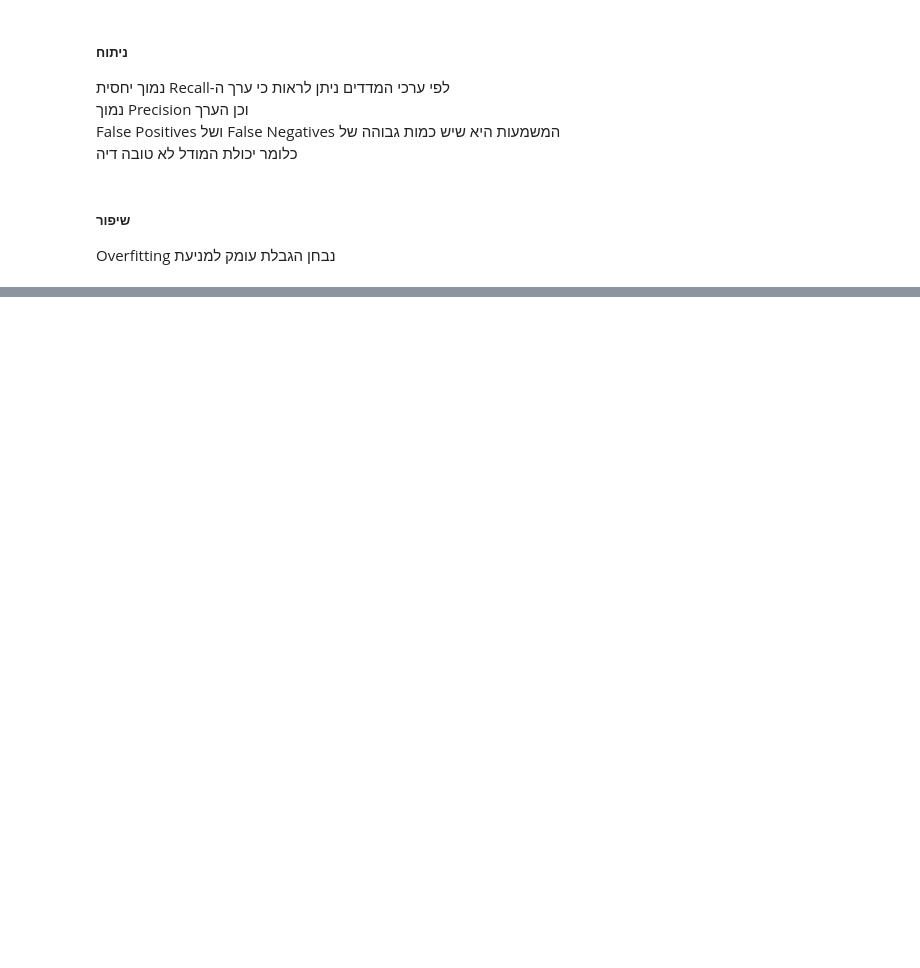
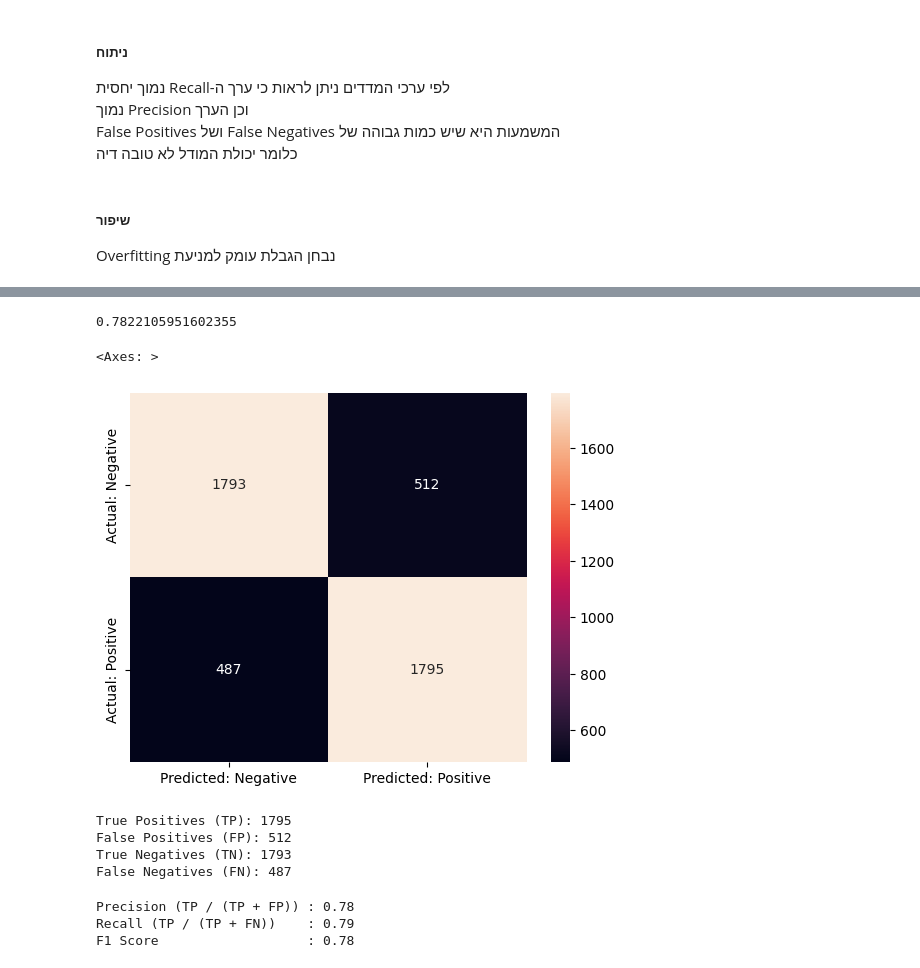
Before and after one commit to chagit3266/phishing-email-detector-ml, a Jupyter notebook: index.ipynb, the cells around one changed output, grey strips where cells are left out. Cells and saved outputs as stored; diff of their text form; code cells hidden in the pictures; blank space fills up the shorter version.

```diff
--- a/index.ipynb
+++ b/index.ipynb
@@ -223,0 +411,37 @@ clf_3.fit(X_train,y_train)
+# %%
+clf_5.score(X_test_b,y_test_b)
+# %% [output]
+0.7822105951602355
+# %%
+c_matrix_5=confusion_matrix(y_test_b, clf_5.predict(X_test_b))
+# %%
+sns.heatmap(c_matrix_5, annot=True, fmt='g',
+            xticklabels=["Predicted: Negative", "Predicted: Positive"], # תחזית של המודל
+            yticklabels=["Actual: Negative", "Actual: Positive"])    # ערכי האמת
+# %% [output]
+<Axes: >
+[figure, added]
+# %%
+tn_5, fp_5, fn_5, tp_5 = c_matrix_5.ravel()
+
+print(f"True Positives (TP): {tp_5}")
+print(f"False Positives (FP): {fp_5}")
+print(f"True Negatives (TN): {tn_5}")
+print(f"False Negatives (FN): {fn_5}")
+# %% [output]
+True Positives (TP): 1795
+False Positives (FP): 512
+True Negatives (TN): 1793
+False Negatives (FN): 487
+# %%
+precision_5 = tp_5 / (tp_5 + fp_5)
+recall_5 = tp_5 / (tp_5 + fn_5)
+f1_5 = 2 * (precision_5 * recall_5) / (precision_5 + recall_5)
+
+print(f"Precision (TP / (TP + FP)) : {precision_5:.2f}")
+print(f"Recall (TP / (TP + FN))    : {recall_5:.2f}")
+print(f"F1 Score                   : {f1_5:.2f}")
+# %% [output]
+Precision (TP / (TP + FP)) : 0.78
+Recall (TP / (TP + FN))    : 0.79
+F1 Score                   : 0.78
```
Also changed, not shown: parts of 34 cells of this notebook.
